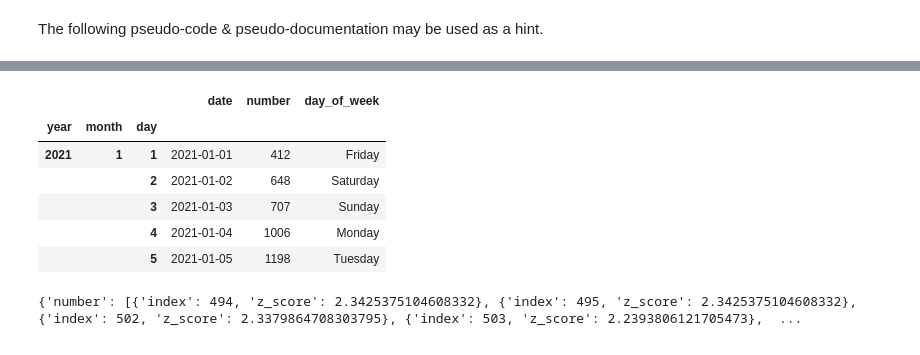
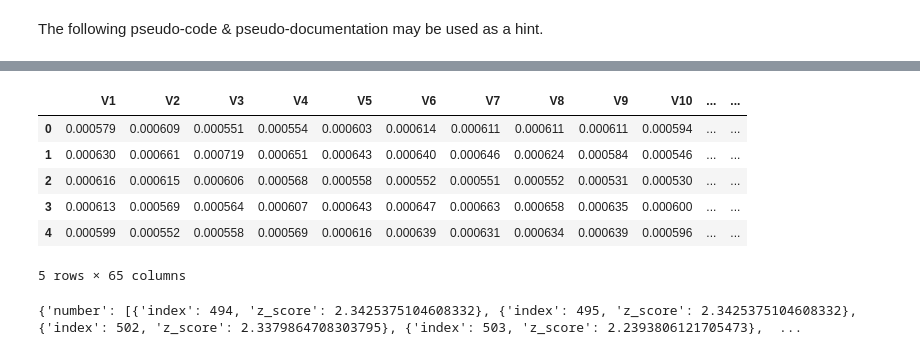
Before and after one commit to mkay-martin/sos3, a Jupyter notebook: Cyclists_251212.ipynb, the cells around one changed output, grey strips where cells are left out. Drawn from its saved outputs; the diff is of its cells as text; code cells hidden in the pictures.

```diff
--- a/Cyclists_251212.ipynb
+++ b/Cyclists_251212.ipynb
@@ -349,7 +375,7 @@ load_cycling_data_code_writer = student_a
 def load_cycling_data()-> pd.DataFrame:
 
     ### Load your data
-    data, meta = arff.loadarff("one-hundred-plants-shape.arff")
+    data, meta = arff.loadarff("php0FyS2T.arff")
 
     df = pd.DataFrame(data)
 
@@ -372,9 +398,9 @@ def load_cycling_data()-> pd.DataFrame:
         dataframe.index.set_names(index_cols, inplace = True)
         return dataframe
 
-    loaded_data = raw_data
-    loaded_data['day_of_week'] = pd.to_datetime(loaded_data['date']).dt.day_name()
-    loaded_data = create_date_index(loaded_data)
+    #loaded_data = raw_data
+    #loaded_data['day_of_week'] = pd.to_datetime(loaded_data['date']).dt.day_name()
+    loaded_data = df
 
     return loaded_data
 
@@ -465,40 +491,40 @@ data_triples = [
     # ...
     ':recordset rdf:type cr:RecordSet .',
     # ...
     ':data cr:recordSet :recordset .',
     # ...
     # Fields can also be reused
     ':recordset cr:field :field_date .',
     ':recordset cr:field :field_number .',
     # The loaded data has additional fields
     ':recordset cr:field :field_day_of_week .',
     ':field_day_of_week rdf:type cr:Field .',
     ':field_day_of_week sc:name \'day_of_week\' .',
     ':field_day_of_week sc:description \'Day of week description\' .',
     ':field_day_of_week cr:dataType xsd:string .',
     # This is not actually a field in the dataframe but below demonstrates how units may be used
     ':recordset cr:field :field_temp .',
     ':field_temp rdf:type cr:Field .',
     ':field_temp sc:name \'temperature\' .',
     ':field_temp sc:description \'Description Temperature\' .',
     ':field_temp cr:dataType xsd:double .',
 ]
 engine.insert(data_triples, prefixes=prefixes)
 
 # Also add the units to the fields
 units_triples = [
     ':field_number qudt:unit qudt:CountingUnit .',
     ':field_temp qudt:unit siu:degree_Celsius .',
 ]
 engine.insert(units_triples, prefixes=prefixes)
 # %% [output]
-|  |  |  | date | number | day_of_week |
-| year | month | day |  |  |  |
-| 2021 | 1 | 1 | 2021-01-01 | 412 | Friday |
-|  |  | 2 | 2021-01-02 | 648 | Saturday |
-|  |  | 3 | 2021-01-03 | 707 | Sunday |
-|  |  | 4 | 2021-01-04 | 1006 | Monday |
-|  |  | 5 | 2021-01-05 | 1198 | Tuesday |
+|  | V1 | V2 | V3 | V4 | V5 | V6 | V7 | V8 | V9 | V10 | ... | ... |
+| 0 | 0.000579 | 0.000609 | 0.000551 | 0.000554 | 0.000603 | 0.000614 | 0.000611 | 0.000611 | 0.000611 | 0.000594 | ... | ... |
+| 1 | 0.000630 | 0.000661 | 0.000719 | 0.000651 | 0.000643 | 0.000640 | 0.000646 | 0.000624 | 0.000584 | 0.000546 | ... | ... |
+| 2 | 0.000616 | 0.000615 | 0.000606 | 0.000568 | 0.000558 | 0.000552 | 0.000551 | 0.000552 | 0.000531 | 0.000530 | ... | ... |
+| 3 | 0.000613 | 0.000569 | 0.000564 | 0.000607 | 0.000643 | 0.000647 | 0.000663 | 0.000658 | 0.000635 | 0.000600 | ... | ... |
+| 4 | 0.000599 | 0.000552 | 0.000558 | 0.000569 | 0.000616 | 0.000639 | 0.000631 | 0.000634 | 0.000639 | 0.000596 | ... | ... |
+5 rows × 65 columns
 # %%
 check_outliers_code_writer = student_a
 
```
Also changed, not shown: parts of 4 cells of this notebook.
